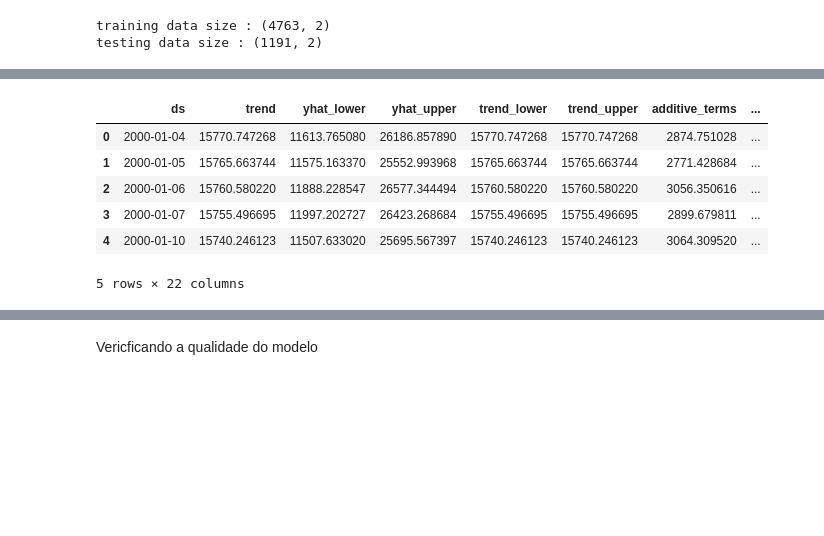
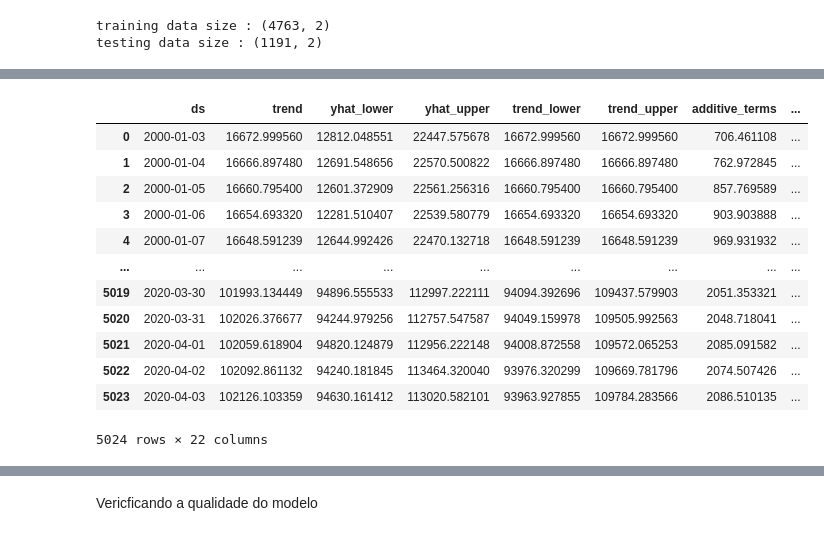
Before and after one commit to nineteens/tech-challenges, a Jupyter notebook: projetos/investimento/prevendo_indice_ibovespa.ipynb, the cells around one changed output, grey strips where cells are left out. Cells and saved outputs as stored; diff of their text form; code cells hidden in the pictures; blank space fills up the shorter version.

```diff
--- a/projetos/investimento/prevendo_indice_ibovespa.ipynb
+++ b/projetos/investimento/prevendo_indice_ibovespa.ipynb
@@ -509,8 +510,9 @@ df_prophet.head()
 | 3 | 2000-01-06 | 16107.0 |
 | 4 | 2000-01-07 | 16309.0 |
 # %%
-treino = df_prophet.sample(frac=0.8, random_state=0)
-valid = df_prophet.drop(treino.index)
+split_point = int(len(df_prophet) * 0.8)
+treino = df_prophet.iloc[:split_point]
+valid = df_prophet.iloc[split_point:]
 print(f'training data size : {treino.shape}')
 print(f'testing data size : {valid.shape}')
 # %% [output]
@@ -519,7 +537,12 @@ testing data size : (1191, 2)
 # %%
+# Fazendo o treinamento do modelo
+
 modelo = Prophet(daily_seasonality=True)
 modelo.fit(treino)
-dataFramefuture = modelo.make_future_dataframe(periods=12, freq='M')
+
+dataFramefuture = modelo.make_future_dataframe(periods=365, freq='D')
+dataFramefuture = dataFramefuture[dataFramefuture['ds'].dt.dayofweek < 5]
+
 previsao = modelo.predict(dataFramefuture)
-previsao.head()
+previsao
 # %% [output]
@@ -528,7 +551,13 @@ previsao.head()
 |  | ds | trend | yhat_lower | yhat_upper | trend_lower | trend_upper | additive_terms | ... |
-| 0 | 2000-01-04 | 15770.747268 | 11613.765080 | 26186.857890 | 15770.747268 | 15770.747268 | 2874.751028 | ... |
-| 1 | 2000-01-05 | 15765.663744 | 11575.163370 | 25552.993968 | 15765.663744 | 15765.663744 | 2771.428684 | ... |
-| 2 | 2000-01-06 | 15760.580220 | 11888.228547 | 26577.344494 | 15760.580220 | 15760.580220 | 3056.350616 | ... |
-| 3 | 2000-01-07 | 15755.496695 | 11997.202727 | 26423.268684 | 15755.496695 | 15755.496695 | 2899.679811 | ... |
-| 4 | 2000-01-10 | 15740.246123 | 11507.633020 | 25695.567397 | 15740.246123 | 15740.246123 | 3064.309520 | ... |
+| 0 | 2000-01-03 | 16672.999560 | 12812.048551 | 22447.575678 | 16672.999560 | 16672.999560 | 706.461108 | ... |
+| 1 | 2000-01-04 | 16666.897480 | 12691.548656 | 22570.500822 | 16666.897480 | 16666.897480 | 762.972845 | ... |
+| 2 | 2000-01-05 | 16660.795400 | 12601.372909 | 22561.256316 | 16660.795400 | 16660.795400 | 857.769589 | ... |
+| 3 | 2000-01-06 | 16654.693320 | 12281.510407 | 22539.580779 | 16654.693320 | 16654.693320 | 903.903888 | ... |
+| 4 | 2000-01-07 | 16648.591239 | 12644.992426 | 22470.132718 | 16648.591239 | 16648.591239 | 969.931932 | ... |
+| ... | ... | ... | ... | ... | ... | ... | ... | ... |
+| 5019 | 2020-03-30 | 101993.134449 | 94896.555533 | 112997.222111 | 94094.392696 | 109437.579903 | 2051.353321 | ... |
+| 5020 | 2020-03-31 | 102026.376677 | 94244.979256 | 112757.547587 | 94049.159978 | 109505.992563 | 2048.718041 | ... |
+| 5021 | 2020-04-01 | 102059.618904 | 94820.124879 | 112956.222148 | 94008.872558 | 109572.065253 | 2085.091582 | ... |
+| 5022 | 2020-04-02 | 102092.861132 | 94240.181845 | 113464.320040 | 93976.320299 | 109669.781796 | 2074.507426 | ... |
+| 5023 | 2020-04-03 | 102126.103359 | 94630.161412 | 113020.582101 | 93963.927855 | 109784.283566 | 2086.510135 | ... |
-5 rows × 22 columns
+5024 rows × 22 columns
```
Also changed, not shown: parts of 14 cells of this notebook.
